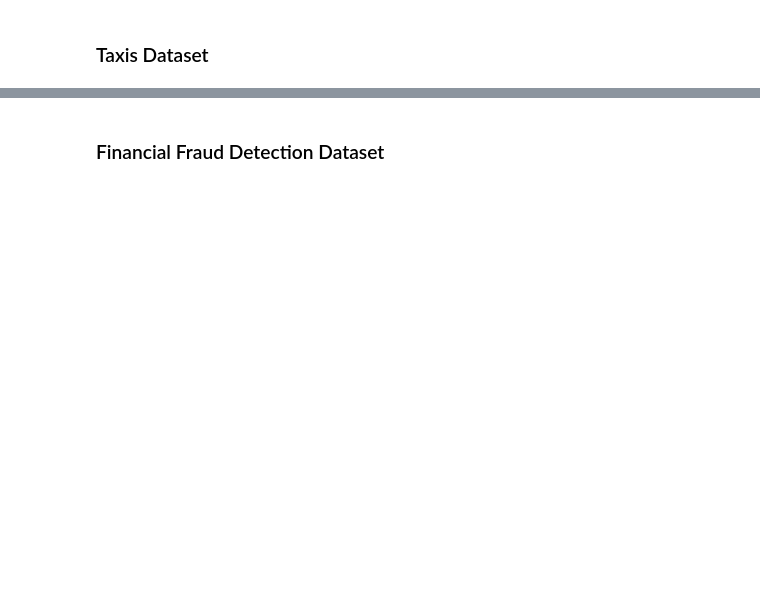
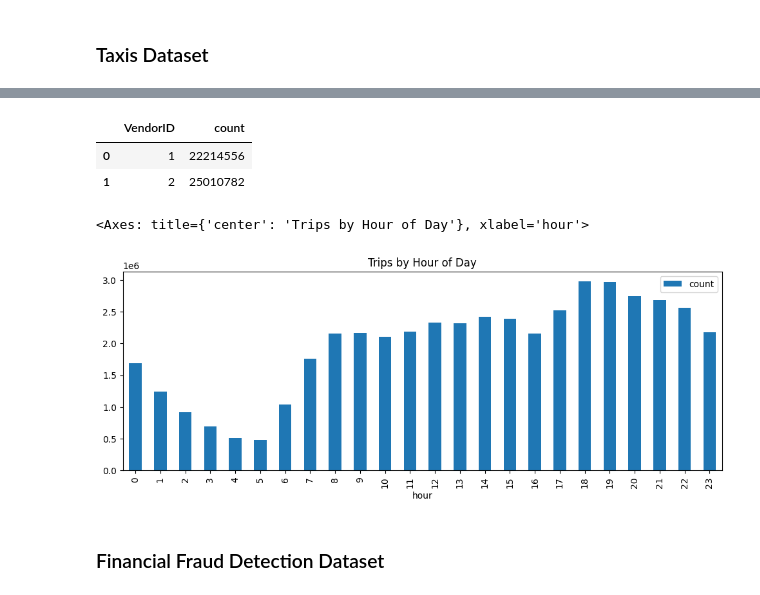
Before and after one commit to lourenco500/Big-Data-Analytics-Project, a Jupyter notebook: Notebook1.ipynb, the cells around one changed output, grey strips where cells are left out. Saved outputs shown, nothing was run; the diff lists cells and outputs as text; code cells hidden in the pictures; blank space fills up the shorter version.

```diff
--- a/Notebook1.ipynb
+++ b/Notebook1.ipynb
@@ -91,0 +76,3 @@ taxi_012025 = spark.read.parquet("yellow_tripdata_2015-01.parquet")
+# %%
+# Merge all taxi datasets
+taxi_all = spark.read.parquet("yellow_tripdata_*.parquet")
@@ -92,3 +161,29 @@ taxi_012025 = spark.read.parquet("yellow_tripdata_2015-01.parquet")
+# %%
+# Payment type breakdown
+taxi_all.groupBy("payment_type") \
+           .count() \
+           .withColumn("pct", F.round(F.col("count") / taxi_all.count() * 100, 2)) \
+           .orderBy("count", ascending=False) \
+           .toPandas()
+
+# Vendor breakdown
+taxi_all.groupBy("VendorID").count().toPandas()
+# %% [output]
+|  | VendorID | count |
+| 0 | 1 | 22214556 |
+| 1 | 2 | 25010782 |
+# %%
+# Trips by hour of day
+taxi_all.withColumn("hour", F.hour("tpep_pickup_datetime")) \
+           .groupBy("hour") \
+           .count() \
+           .orderBy("hour") \
+           .toPandas() \
+           .plot(x="hour", y="count", kind="bar",
+                 title="Trips by Hour of Day", figsize=(12,4))
+# %% [output]
+<Axes: title={'center': 'Trips by Hour of Day'}, xlabel='hour'>
+[figure, added]
 # %% [markdown]
 ### Financial Fraud Detection Dataset
 # %%
```
Also changed, not shown: parts of 21 cells of this notebook, 1 other file.
